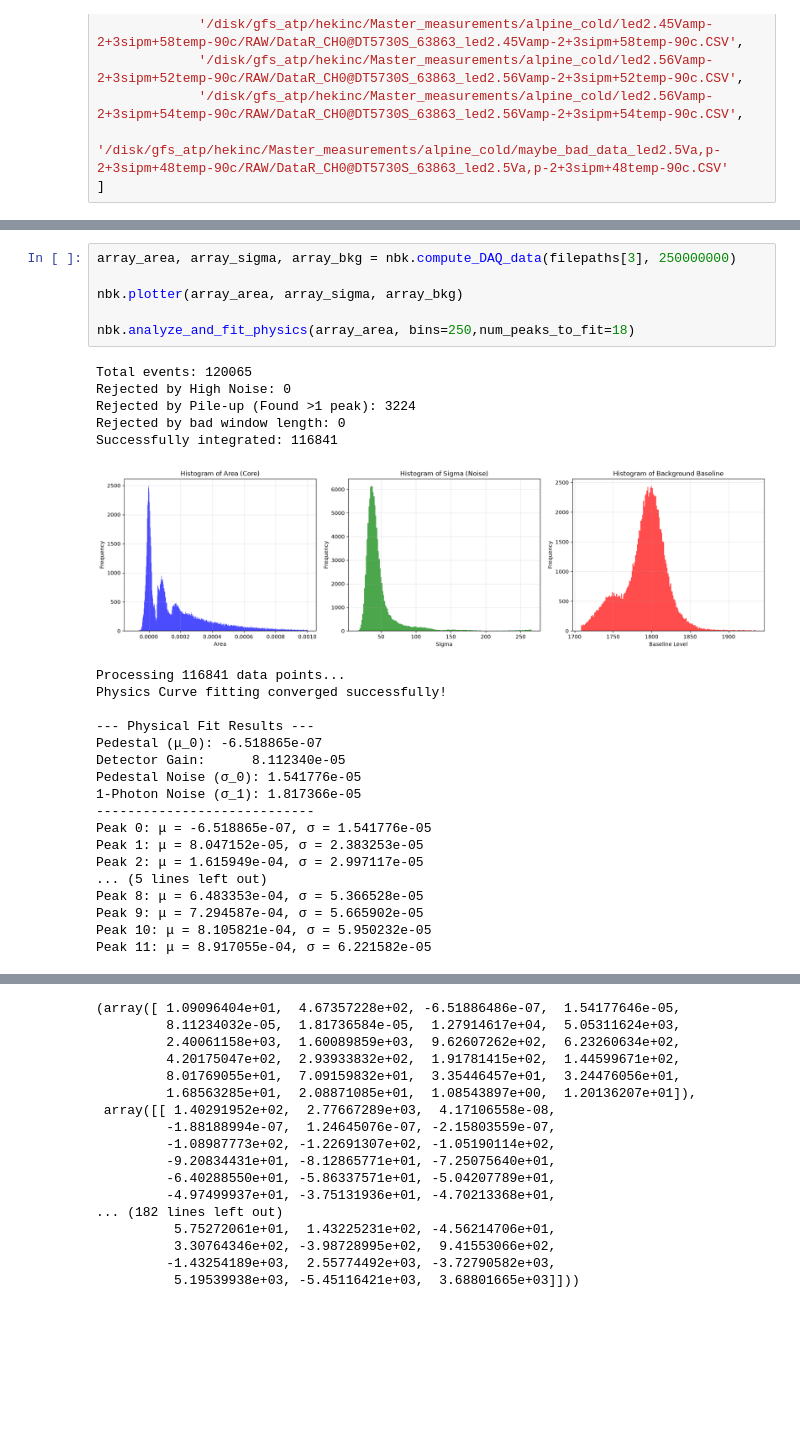
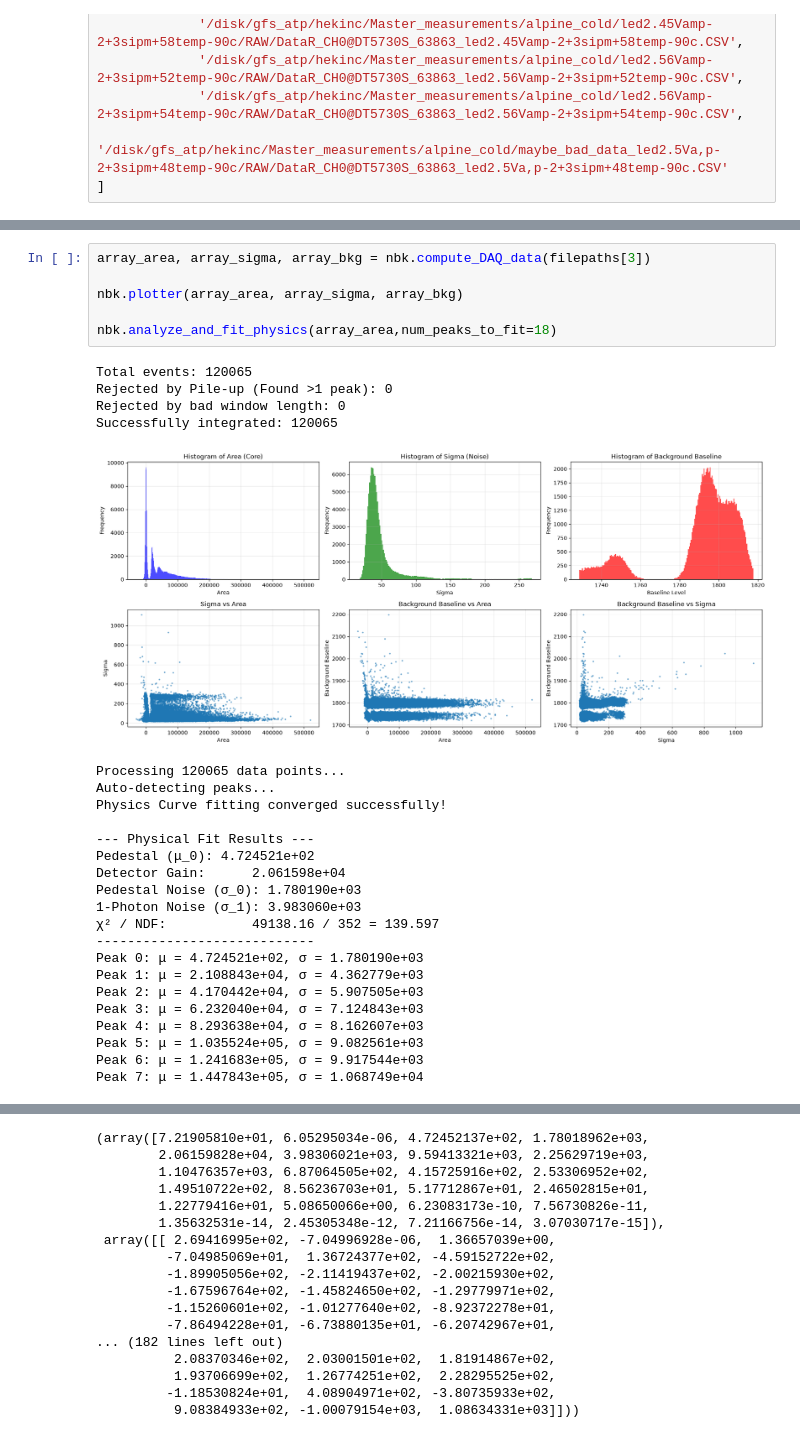
Before and after one commit to HakanEkinc/Masters, a Jupyter notebook: Master/Python/alpine_cold_first_run.ipynb, the cells around one changed output, grey strips where cells are left out. Drawn from its saved outputs; the diff is of its cells as text; blank space fills up the shorter version.

```diff
--- a/Master/Python/alpine_cold_first_run.ipynb
+++ b/Master/Python/alpine_cold_first_run.ipynb
@@ -124,30 +157,31 @@ Peak 8: μ = 5.279454e-04, σ = 3.696444e-05
 # %%
-array_area, array_sigma, array_bkg = nbk.compute_DAQ_data(filepaths[3], 250000000)
+array_area, array_sigma, array_bkg = nbk.compute_DAQ_data(filepaths[3])
 
 nbk.plotter(array_area, array_sigma, array_bkg)
 
-nbk.analyze_and_fit_physics(array_area, bins=250,num_peaks_to_fit=18)
+nbk.analyze_and_fit_physics(array_area,num_peaks_to_fit=18)
 # %% [output]
 Total events: 120065
-Rejected by High Noise: 0
-Rejected by Pile-up (Found >1 peak): 3224
+Rejected by Pile-up (Found >1 peak): 0
 Rejected by bad window length: 0
-Successfully integrated: 116841
+Successfully integrated: 120065
-[figure, old version]
+[figure, new version]
-Processing 116841 data points...
+Processing 120065 data points...
+Auto-detecting peaks...
 Physics Curve fitting converged successfully!
 
 --- Physical Fit Results ---
-Pedestal (μ_0): -6.518865e-07
-Detector Gain:      8.112340e-05
-Pedestal Noise (σ_0): 1.541776e-05
-1-Photon Noise (σ_1): 1.817366e-05
+Pedestal (μ_0): 4.724521e+02
+Detector Gain:      2.061598e+04
+Pedestal Noise (σ_0): 1.780190e+03
+1-Photon Noise (σ_1): 3.983060e+03
+χ² / NDF:           49138.16 / 352 = 139.597
 ----------------------------
-Peak 0: μ = -6.518865e-07, σ = 1.541776e-05
-Peak 1: μ = 8.047152e-05, σ = 2.383253e-05
-Peak 2: μ = 1.615949e-04, σ = 2.997117e-05
-... (5 lines left out)
-Peak 8: μ = 6.483353e-04, σ = 5.366528e-05
-Peak 9: μ = 7.294587e-04, σ = 5.665902e-05
-Peak 10: μ = 8.105821e-04, σ = 5.950232e-05
-Peak 11: μ = 8.917055e-04, σ = 6.221582e-05
+Peak 0: μ = 4.724521e+02, σ = 1.780190e+03
+Peak 1: μ = 2.108843e+04, σ = 4.362779e+03
+Peak 2: μ = 4.170442e+04, σ = 5.907505e+03
+Peak 3: μ = 6.232040e+04, σ = 7.124843e+03
+Peak 4: μ = 8.293638e+04, σ = 8.162607e+03
+Peak 5: μ = 1.035524e+05, σ = 9.082561e+03
+Peak 6: μ = 1.241683e+05, σ = 9.917544e+03
+Peak 7: μ = 1.447843e+05, σ = 1.068749e+04
@@ -155,18 +189,18 @@ Peak 11: μ = 8.917055e-04, σ = 6.221582e-05
-(array([ 1.09096404e+01,  4.67357228e+02, -6.51886486e-07,  1.54177646e-05,
-         8.11234032e-05,  1.81736584e-05,  1.27914617e+04,  5.05311624e+03,
-         2.40061158e+03,  1.60089859e+03,  9.62607262e+02,  6.23260634e+02,
-         4.20175047e+02,  2.93933832e+02,  1.91781415e+02,  1.44599671e+02,
-         8.01769055e+01,  7.09159832e+01,  3.35446457e+01,  3.24476056e+01,
-         1.68563285e+01,  2.08871085e+01,  1.08543897e+00,  1.20136207e+01]),
- array([[ 1.40291952e+02,  2.77667289e+03,  4.17106558e-08,
-         -1.88188994e-07,  1.24645076e-07, -2.15803559e-07,
-         -1.08987773e+02, -1.22691307e+02, -1.05190114e+02,
-         -9.20834431e+01, -8.12865771e+01, -7.25075640e+01,
-         -6.40288550e+01, -5.86337571e+01, -5.04207789e+01,
-         -4.97499937e+01, -3.75131936e+01, -4.70213368e+01,
+(array([7.21905810e+01, 6.05295034e-06, 4.72452137e+02, 1.78018962e+03,
+        2.06159828e+04, 3.98306021e+03, 9.59413321e+03, 2.25629719e+03,
+        1.10476357e+03, 6.87064505e+02, 4.15725916e+02, 2.53306952e+02,
+        1.49510722e+02, 8.56236703e+01, 5.17712867e+01, 2.46502815e+01,
+        1.22779416e+01, 5.08650066e+00, 6.23083173e-10, 7.56730826e-11,
+        1.35632531e-14, 2.45305348e-12, 7.21166756e-14, 3.07030717e-15]),
+ array([[ 2.69416995e+02, -7.04996928e-06,  1.36657039e+00,
+         -7.04985069e+01,  1.36724377e+02, -4.59152722e+02,
+         -1.89905056e+02, -2.11419437e+02, -2.00215930e+02,
+         -1.67596764e+02, -1.45824650e+02, -1.29779971e+02,
+         -1.15260601e+02, -1.01277640e+02, -8.92372278e+01,
+         -7.86494228e+01, -6.73880135e+01, -6.20742967e+01,
 ... (182 lines left out)
-          5.75272061e+01,  1.43225231e+02, -4.56214706e+01,
-          3.30764346e+02, -3.98728995e+02,  9.41553066e+02,
-         -1.43254189e+03,  2.55774492e+03, -3.72790582e+03,
-          5.19539938e+03, -5.45116421e+03,  3.68801665e+03]]))
+          2.08370346e+02,  2.03001501e+02,  1.81914867e+02,
+          1.93706699e+02,  1.26774251e+02,  2.28295525e+02,
+         -1.18530824e+01,  4.08904971e+02, -3.80735933e+02,
+          9.08384933e+02, -1.00079154e+03,  1.08634331e+03]]))
 # %%
```
Also changed, not shown: parts of 8 cells of this notebook, 9 other files.
